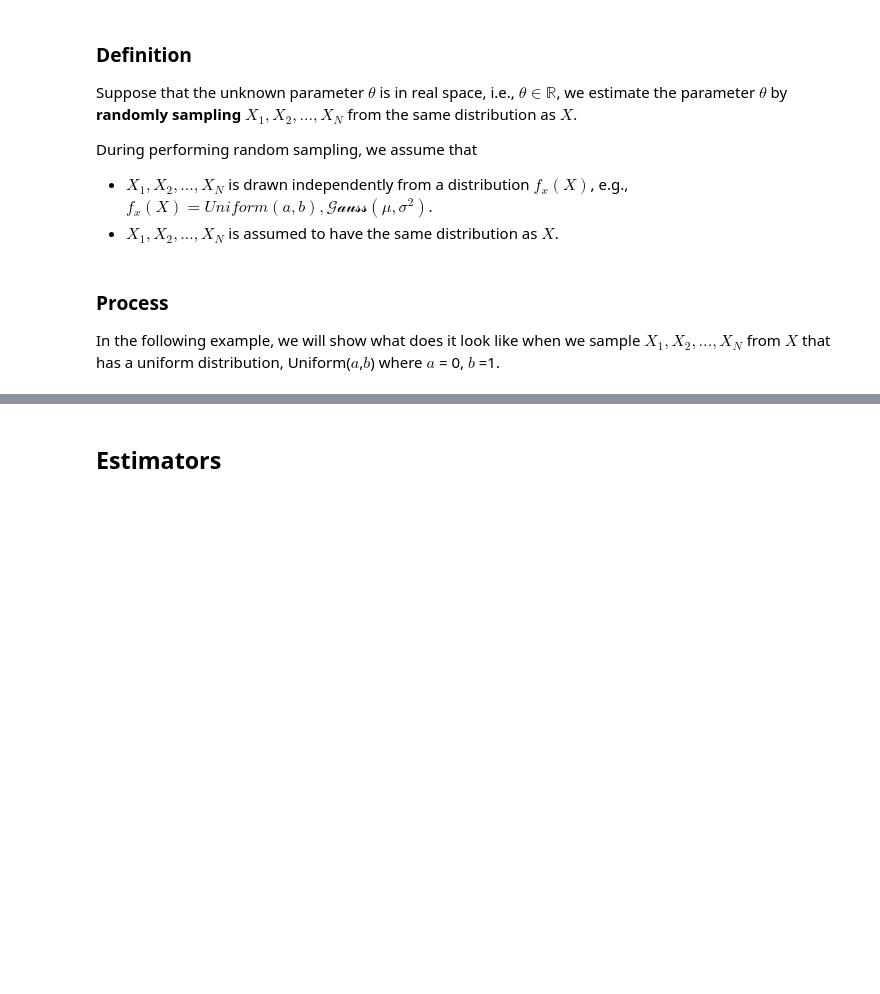
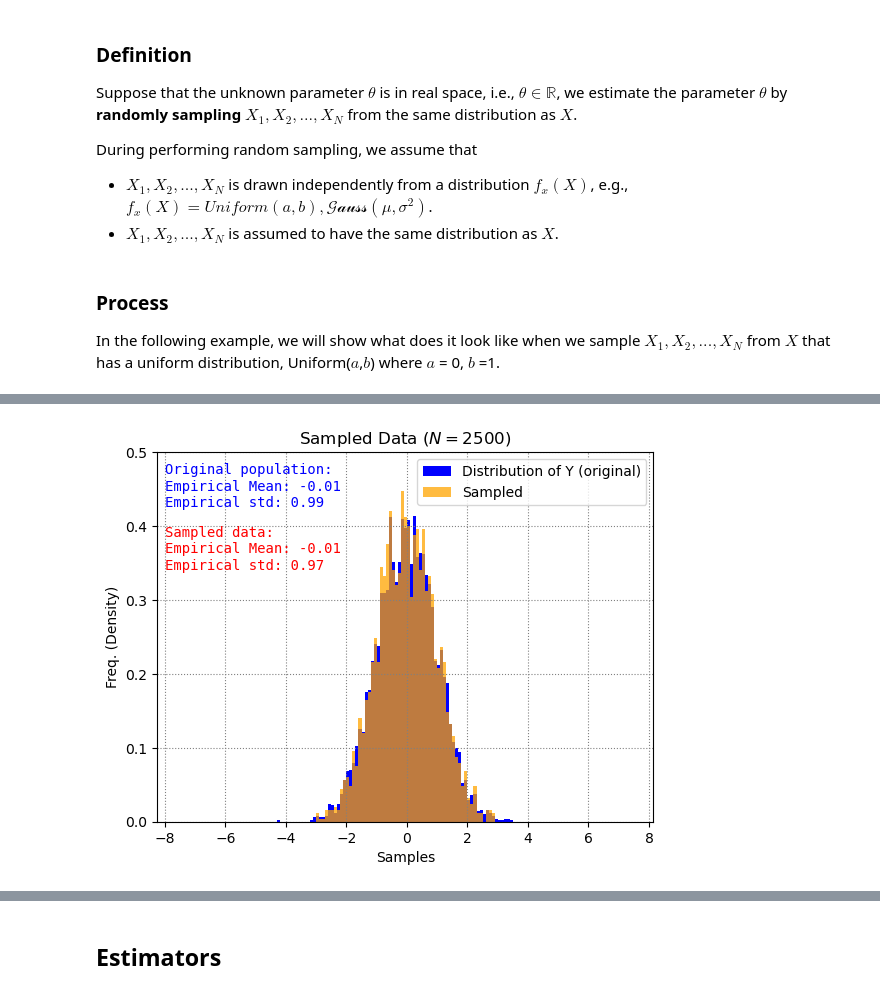
Before and after one commit to GenAI-CUEE/Estimation-Theory-EE523, a Jupyter notebook: Tutorial1/main.ipynb, the cells around one changed output, grey strips where cells are left out. Saved outputs shown, nothing was run; the diff lists cells and outputs as text; code cells hidden in the pictures; blank space fills up the shorter version.

```diff
--- a/Tutorial1/main.ipynb
+++ b/Tutorial1/main.ipynb
@@ -85,0 +83,28 @@ Variance of subsamples: 0.10
+# %%
+
+N_select = 2500
+data_sampled = np.random.choice(data_population, N_select, replace=False)
+
+
+textstr_sampled = '\n'.join([
+    'Sampled data:',
+    "Empirical Mean: %.2f"  % np.mean(data_sampled),
+    "Empirical std: %.2f" % np.std(data_sampled)])
+
+plt.hist(data_population, bins = np.arange(-7.5, 7.5, 0.1),  density=True, color="blue",  label="Distribution of Y (original)")
+plt.hist(data_sampled, bins = np.arange(-7.5, 7.5, 0.1), alpha=0.75, density=True, color="orange", label="Sampled")
+plt.legend(loc='upper right')
+plt.ylabel("Freq. (Density)")
+plt.text(-8, 0.485, textstr_original,horizontalalignment='left', verticalalignment='top', family='monospace', color="blue")
+plt.text(-8, 0.4,   textstr_sampled, horizontalalignment='left', verticalalignment='top', family='monospace', color="red")
+plt.xlabel("Samples")
+plt.ylim(0,0.5)
+plt.title("Sampled Data ($N=%d$)" % N_select)
+plt.grid(  which='both', color='grey', linestyle=':')
+plt.savefig("N%d_Sampled_Data_from_Normal.png" % N_select,
+               bbox_inches='tight',
+               transparent=True,
+               pad_inches=0,dpi=400)
+plt.show()
+# %% [output]
+[figure, added]
```
Also changed, not shown: parts of 7 cells of this notebook.
